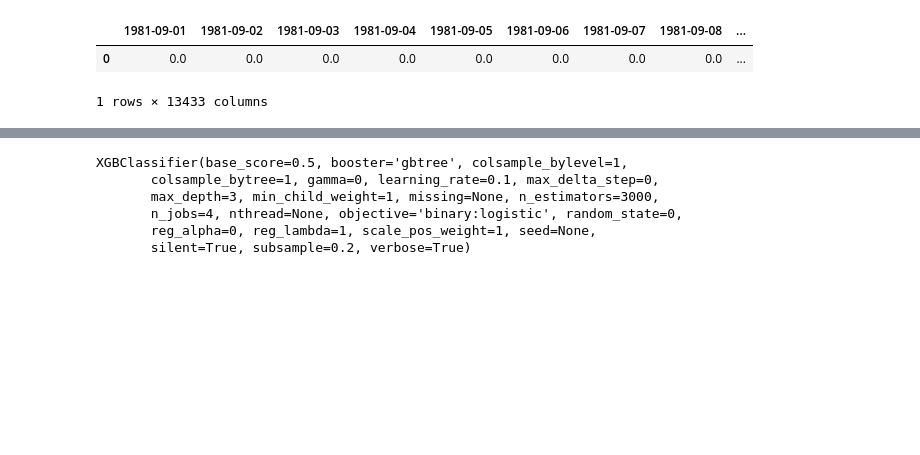
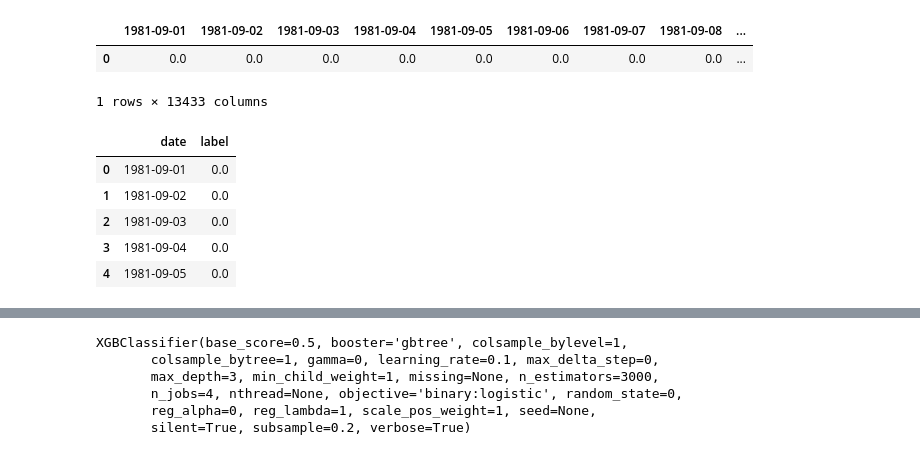
Before and after one commit to hscannell/MHW-tableau, a Jupyter notebook: code/classifier/SST Classifier.ipynb, the cells around one changed output, grey strips where cells are left out. Drawn from its saved outputs; the diff is of its cells as text; code cells hidden in the pictures; blank space fills up the shorter version.

```diff
--- a/code/classifier/SST Classifier.ipynb
+++ b/code/classifier/SST Classifier.ipynb
@@ -36,6 +34,14 @@ labels = labels.melt()
 # %%
 # give more relatable column names
 labels.rename(columns={'variable':'date','value':'label'},inplace=True)
+labels.head()
+# %% [output]
+|  | date | label |
+| 0 | 1981-09-01 | 0.0 |
+| 1 | 1981-09-02 | 0.0 |
+| 2 | 1981-09-03 | 0.0 |
+| 3 | 1981-09-04 | 0.0 |
+| 4 | 1981-09-05 | 0.0 |
 # %%
 def load_data(x):
     fp = 'data/' # <- change this to your path
```
Also changed, not shown: parts of 8 cells of this notebook.
